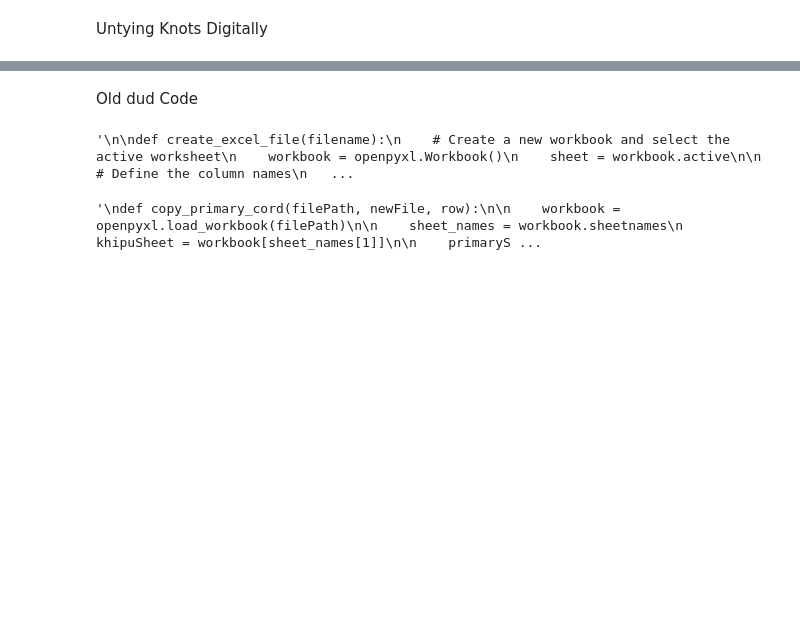
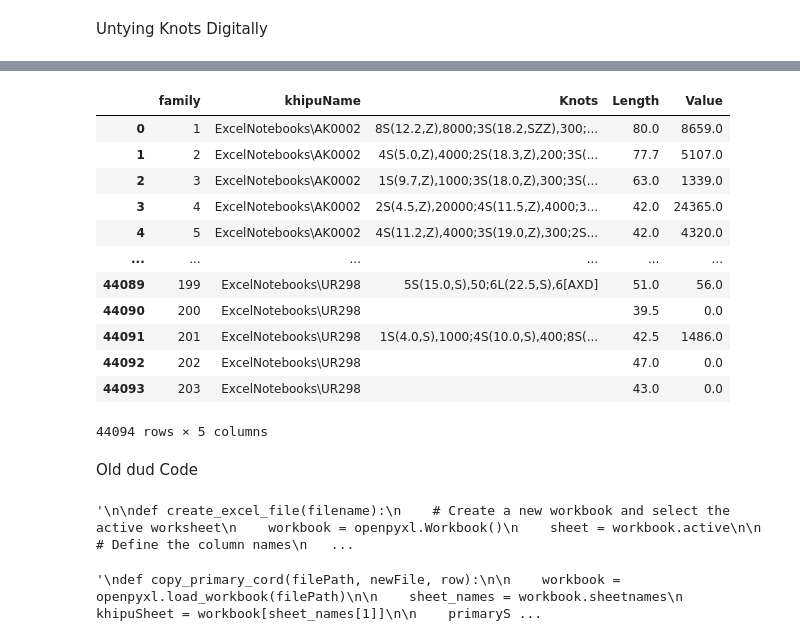
Before and after one commit to jainsahil26/KhipuResearch, a Jupyter notebook: KhipuResearch.ipynb, the cells around one changed output, grey strips where cells are left out. Cells and saved outputs as stored; diff of their text form; code cells hidden in the pictures; blank space fills up the shorter version.

```diff
--- a/KhipuResearch.ipynb
+++ b/KhipuResearch.ipynb
@@ -437,6 +523,8 @@ Untying Knots Digitally
 # %%
 #Using pandas to create Excel sheets
-all_fnames = glob.glob('ExcelNotebooks/*.xlsx')
+
+#all_fnames = glob.glob('ExcelNotebooks/*.xlsx')
+all_fnames = glob.glob('pain/*.xlsx')
 
 list_data = []
 
@@ -448,24 +536,22 @@ for fname in all_fnames:
     #truncates the file name to just discard the '.xlsx'
     khipuName = fname.split('/')[-1].split('.')[0]
 
-    # load dataframe from this filename, and apepnd to list_data - secondary and pendant cords
-    final_df =
-
-
+    # load dataframe from this filename, and append to list_data - secondary and pendant cords
+    final_df = pd.read_excel(fname, sheet_name=4, engine="openpyxl")
 
 
     # Add Khipu Name to final_df
     final_df['khipuName'] = khipuName
-    #final_df = final_df[['khipuName', 'Cord_Name', 'Twist', 'Attachment', 'Knots', 'Length', 'Termination', 'Thickness',
-    #    'Color', 'Value', 'Alt_Value', 'Position', 'Notes']]
+    final_df = final_df[['khipuName', 'Cord_Name', 'Twist', 'Attachment', 'Knots', 'Length', 'Termination', 'Thickness',
+        'Color', 'Value', 'Alt_Value', 'Position', 'Notes']]
 
+    final_df['family'] = final_df['Cord_Name'].apply(get_number_after_p)
+    final_df['untiedLen'] = final_df.apply(untie, axis=1)
 
-    #Copies primary cord info
-
-
-    final_df.loc[len(final_df.index)] = row
 
     list_data.append(final_df)
 
-data = pd.concat(list_data)
-#display(data)
+famData = pd.concat(list_data)
+
+famData.to_excel('khipuFamilies.xlsx')
+#display(famData)
@@ -472,2 +576,33 @@ data = pd.concat(list_data)
+# %%
+def concat_knots(series):
+    return '; '.join([str(k) for k in series if pd.notnull(k)])
+
+# Group by both khipuName and family
+famVals = famData.groupby(['khipuName', 'family']).agg({
+    'Knots': concat_knots,
+    'Length': 'sum',
+    'Value': 'sum'
+    'untiedLen': 'sum'
+}).reset_index()
+
+# Final column order
+famVals = famVals[['khipuName', 'Knots', 'Length', 'Value', 'family', 'untiedLen']]
+display(famVals)
+
+famVals.to_excel('FamilyGrouped.xlsx')
+# %% [output]
+|  | family | khipuName | Knots | Length | Value |
+| 0 | 1 | ExcelNotebooks\AK0002 | 8S(12.2,Z),8000;3S(18.2,SZZ),300;... | 80.0 | 8659.0 |
+| 1 | 2 | ExcelNotebooks\AK0002 | 4S(5.0,Z),4000;2S(18.3,Z),200;3S(... | 77.7 | 5107.0 |
+| 2 | 3 | ExcelNotebooks\AK0002 | 1S(9.7,Z),1000;3S(18.0,Z),300;3S(... | 63.0 | 1339.0 |
+| 3 | 4 | ExcelNotebooks\AK0002 | 2S(4.5,Z),20000;4S(11.5,Z),4000;3... | 42.0 | 24365.0 |
+| 4 | 5 | ExcelNotebooks\AK0002 | 4S(11.2,Z),4000;3S(19.0,Z),300;2S... | 42.0 | 4320.0 |
+| ... | ... | ... | ... | ... | ... |
+| 44089 | 199 | ExcelNotebooks\UR298 | 5S(15.0,S),50;6L(22.5,S),6[AXD] | 51.0 | 56.0 |
+| 44090 | 200 | ExcelNotebooks\UR298 |  | 39.5 | 0.0 |
+| 44091 | 201 | ExcelNotebooks\UR298 | 1S(4.0,S),1000;4S(10.0,S),400;8S(... | 42.5 | 1486.0 |
+| 44092 | 202 | ExcelNotebooks\UR298 |  | 47.0 | 0.0 |
+| 44093 | 203 | ExcelNotebooks\UR298 |  | 43.0 | 0.0 |
+44094 rows × 5 columns
 # %% [markdown]
 Old dud Code
```
Also changed, not shown: parts of 8 cells of this notebook, 9 other files.
